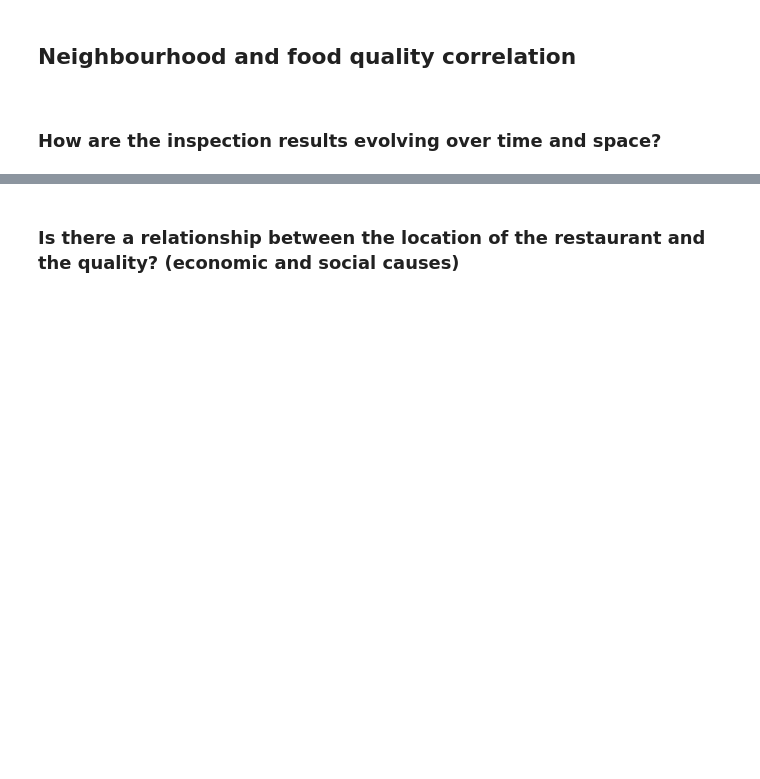
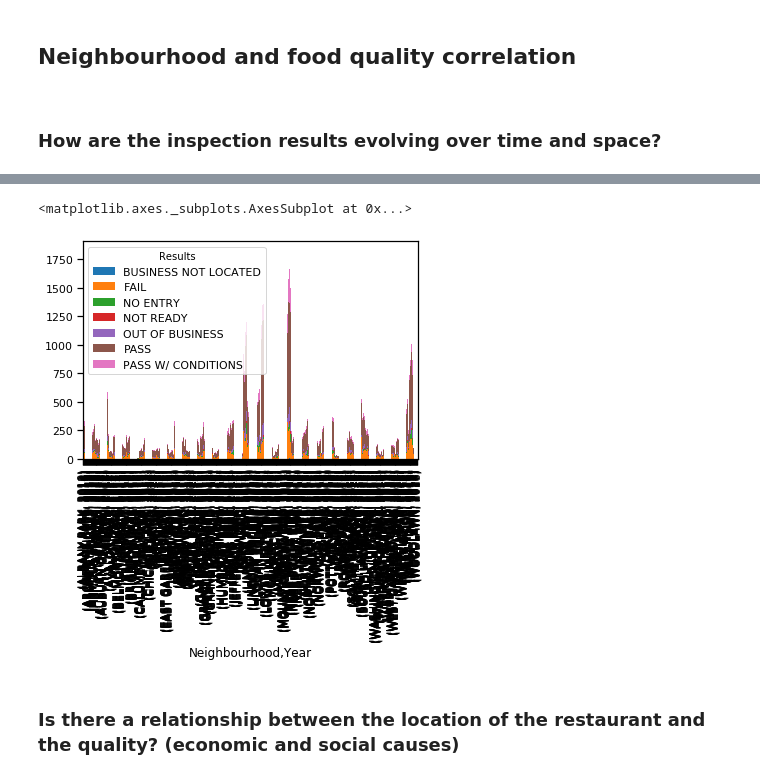
Before and after one commit to Gondolav/ADA-project, a Jupyter notebook: notebook.ipynb, the cells around one changed output, grey strips where cells are left out. Drawn from its saved outputs; the diff is of its cells as text; code cells hidden in the pictures; blank space fills up the shorter version.

```diff
--- a/notebook.ipynb
+++ b/notebook.ipynb
@@ -987,0 +990,4 @@ To retain the current behavior and silence the warning, pass 'sort=True'.
+# %%
+df_results = df.copy()
+df_results['Year'] = df['Inspection Date'].dt.year
+df_results.head()
@@ -987,0 +1004,4 @@ To retain the current behavior and silence the warning, pass 'sort=True'.
+# %%
+df_results = df_results.groupby(['Neighbourhood', 'Year'])['Results'].value_counts().unstack().fillna(0)
+df_results = df_results.apply(lambda x: x.astype(int))
+df_results.head()
@@ -988,2 +1016,7 @@ To retain the current behavior and silence the warning, pass 'sort=True'.
+# %%
+df_results.plot(kind='bar', stacked=True)
+# %% [output]
+<matplotlib.axes._subplots.AxesSubplot at 0x...>
+[figure, added]
 # %% [markdown]
 ### Is there a relationship between the location of the restaurant and the quality? (economic and social causes)
```
Also changed, not shown: parts of 20 cells of this notebook.
